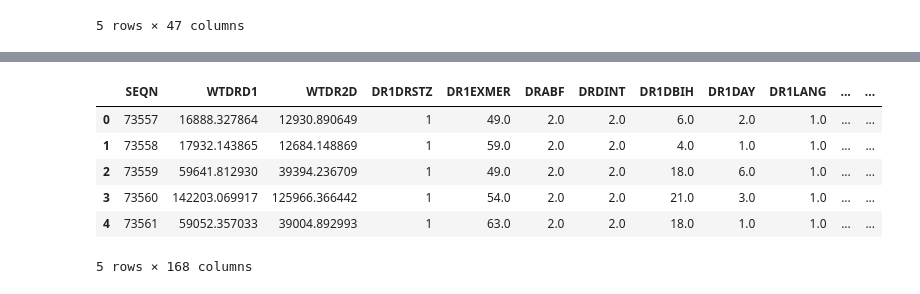
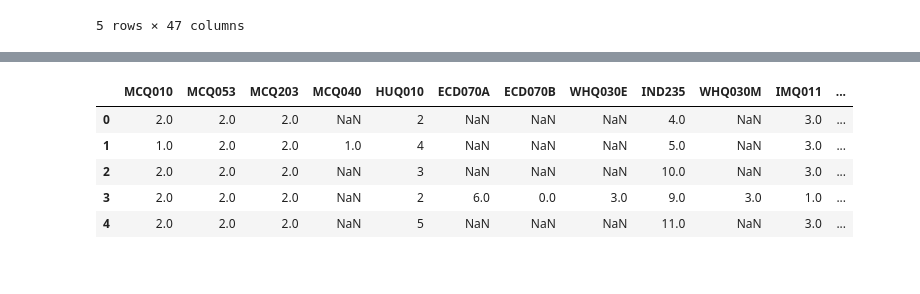
Before and after one commit to Motunodu/Capstone_Project, a Jupyter notebook: motunrayo_capstone_project/motunrayo_capstone_notebook.ipynb, the cells around one changed output, grey strips where cells are left out. Drawn from its saved outputs; the diff is of its cells as text; code cells hidden in the pictures.

```diff
--- a/motunrayo_capstone_project/motunrayo_capstone_notebook.ipynb
+++ b/motunrayo_capstone_project/motunrayo_capstone_notebook.ipynb
@@ -56,0 +95,2 @@ data.head()
+# %%
+mydata2=data4.filter(['MCQ010','MCQ053', 'MCQ203', 'MCQ040', 'HUQ010', 'ECD070A', 'ECD070B', 'WHQ030E', 'IND235','WHQ030M','IMQ011','IMQ020'], axis=1)
@@ -57,10 +117,9 @@ data.head()
 # %%
-data1.head()
+mydata2.head()
 # %% [output]
-|  | SEQN | WTDRD1 | WTDR2D | DR1DRSTZ | DR1EXMER | DRABF | DRDINT | DR1DBIH | DR1DAY | DR1LANG | ... | ... |
-| 0 | 73557 | 16888.327864 | 12930.890649 | 1 | 49.0 | 2.0 | 2.0 | 6.0 | 2.0 | 1.0 | ... | ... |
-| 1 | 73558 | 17932.143865 | 12684.148869 | 1 | 59.0 | 2.0 | 2.0 | 4.0 | 1.0 | 1.0 | ... | ... |
-| 2 | 73559 | 59641.812930 | 39394.236709 | 1 | 49.0 | 2.0 | 2.0 | 18.0 | 6.0 | 1.0 | ... | ... |
-| 3 | 73560 | 142203.069917 | 125966.366442 | 1 | 54.0 | 2.0 | 2.0 | 21.0 | 3.0 | 1.0 | ... | ... |
-| 4 | 73561 | 59052.357033 | 39004.892993 | 1 | 63.0 | 2.0 | 2.0 | 18.0 | 1.0 | 1.0 | ... | ... |
+|  | MCQ010 | MCQ053 | MCQ203 | MCQ040 | HUQ010 | ECD070A | ECD070B | WHQ030E | IND235 | WHQ030M | IMQ011 | ... |
+| 0 | 2.0 | 2.0 | 2.0 | NaN | 2 | NaN | NaN | NaN | 4.0 | NaN | 3.0 | ... |
+| 1 | 1.0 | 2.0 | 2.0 | 1.0 | 4 | NaN | NaN | NaN | 5.0 | NaN | 3.0 | ... |
+| 2 | 2.0 | 2.0 | 2.0 | NaN | 3 | NaN | NaN | NaN | 10.0 | NaN | 3.0 | ... |
+| 3 | 2.0 | 2.0 | 2.0 | NaN | 2 | 6.0 | 0.0 | 3.0 | 9.0 | 3.0 | 1.0 | ... |
+| 4 | 2.0 | 2.0 | 2.0 | NaN | 5 | NaN | NaN | NaN | 11.0 | NaN | 3.0 | ... |
-5 rows × 168 columns
```
Also changed, not shown: parts of 13 cells of this notebook.
